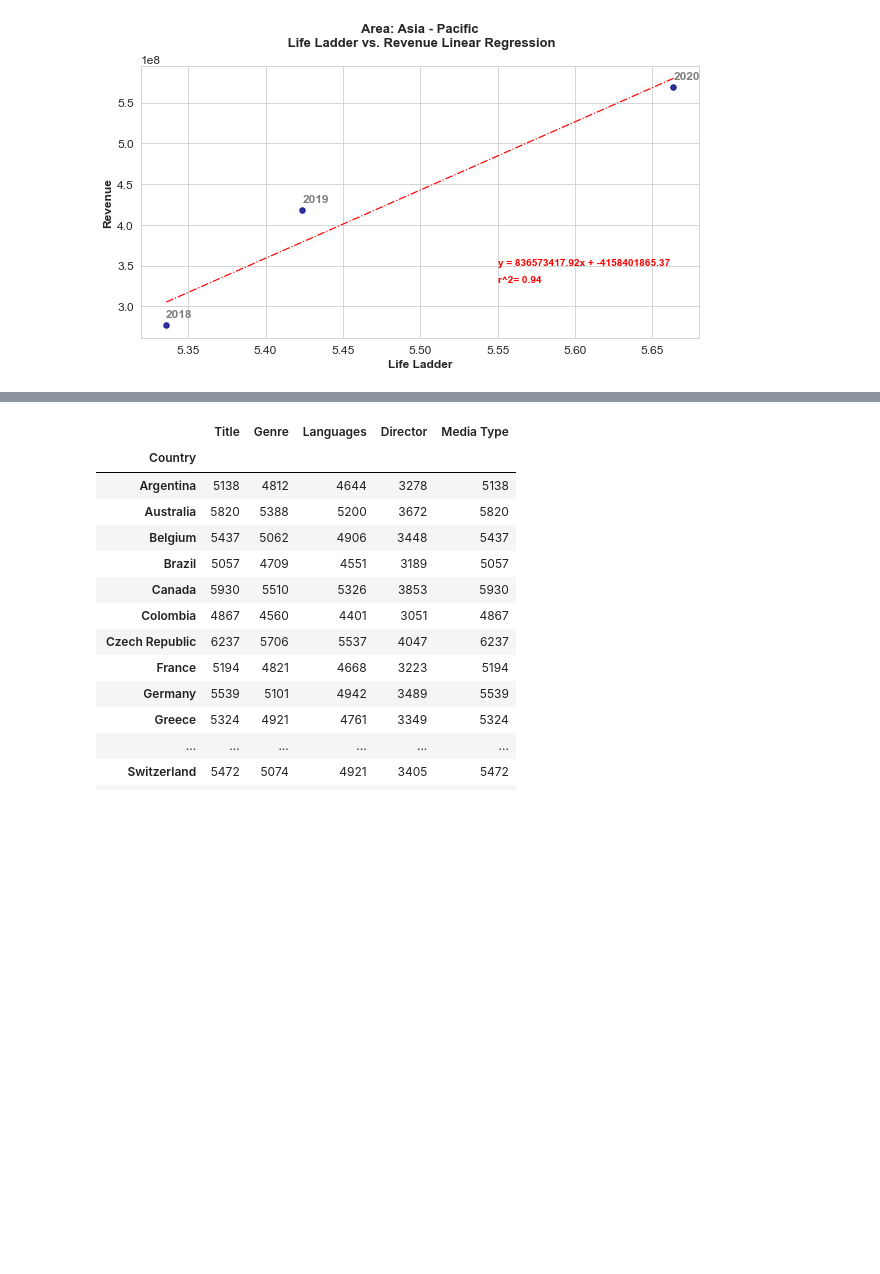
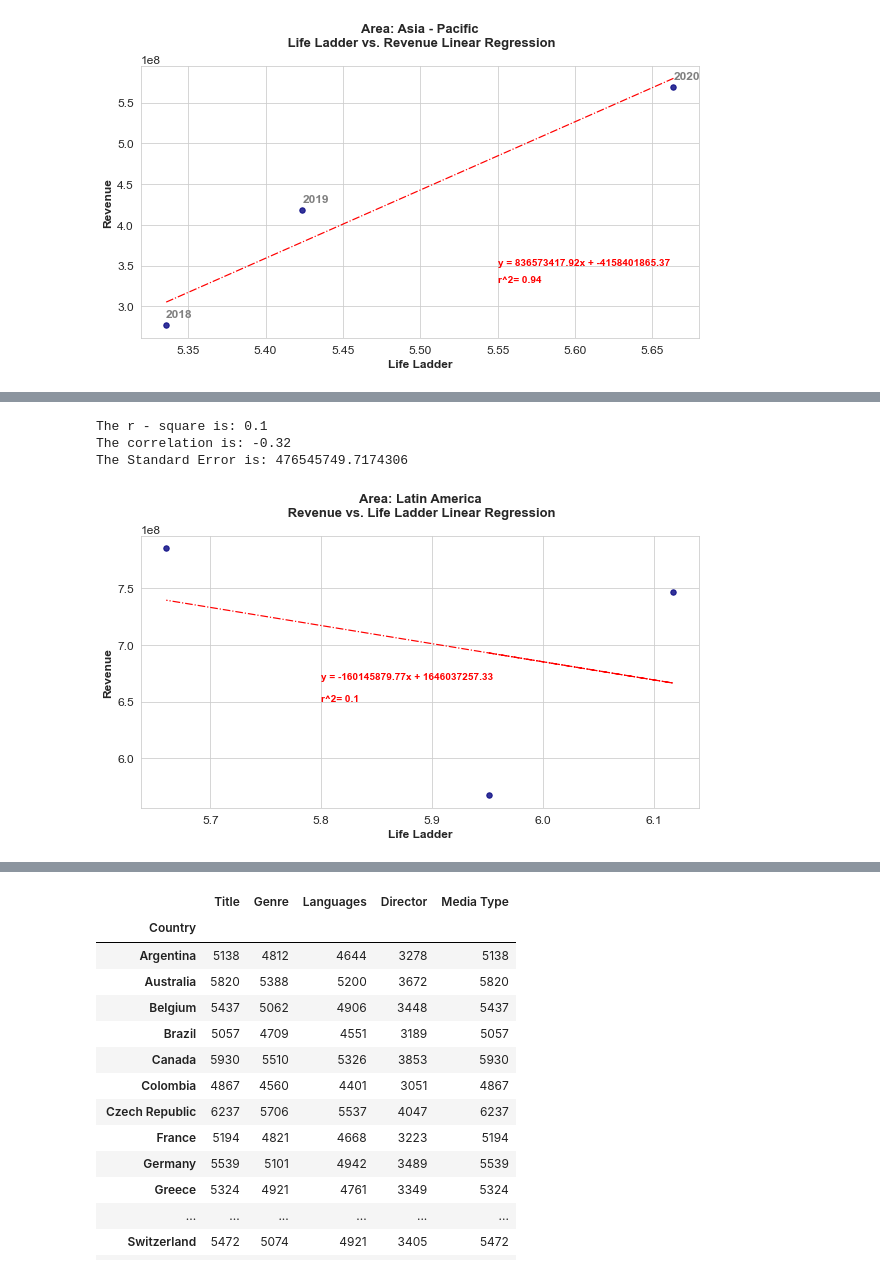
Before and after one commit to adamholcomb/Python-Media-Happiness-Analysis, a Jupyter notebook: HappinessIndex.ipynb, the cells around one changed output, grey strips where cells are left out. Saved outputs shown, nothing was run; the diff lists cells and outputs as text; code cells hidden in the pictures; blank space fills up the shorter version.

```diff
--- a/HappinessIndex.ipynb
+++ b/HappinessIndex.ipynb
@@ -940,0 +992,14 @@ The Standard Error is: 206781969.50446662
+# %%
+# Latin America\n Revenue vs. Life Ladder Linear Regression
+linear_regression_b(latin_america['Life Ladder'],latin_america['Revenue'],5.8,6.7e8)
+plt.title(f'Area: Latin America\n Revenue vs. Life Ladder Linear Regression\n', fontsize = 13, fontweight = 'bold')
+plt.xlabel('Life Ladder', fontsize = 12,fontweight = 'bold')
+plt.ylabel('Revenue', fontsize = 12,fontweight = 'bold')
+plt.savefig('Images/Latin_America_Revenue_vs_Life_Ladder_Linear_Regression.png')
+plt.savefig('Images/Latin_America_Revenue_vs_Life_Ladder_Linear_Regression.jpg')
+plt.show()
+# %% [output]
+The r - square is: 0.1
+The correlation is: -0.32
+The Standard Error is: 476545749.7174306
+[figure, added]
```
Also changed, not shown: parts of 8 cells of this notebook, 12 other files.
